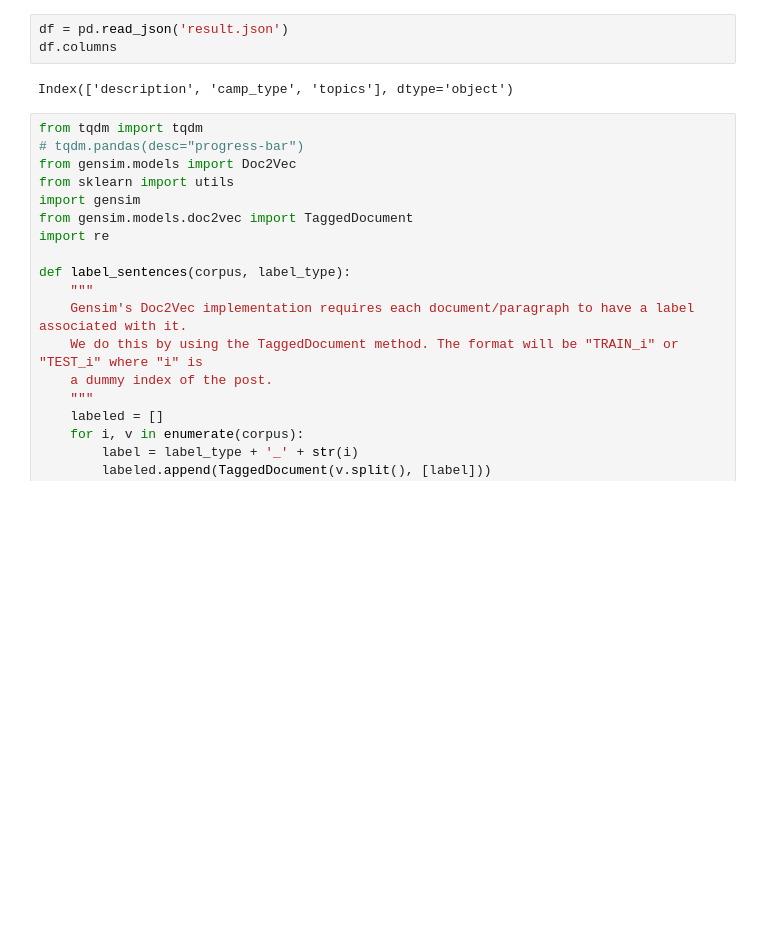
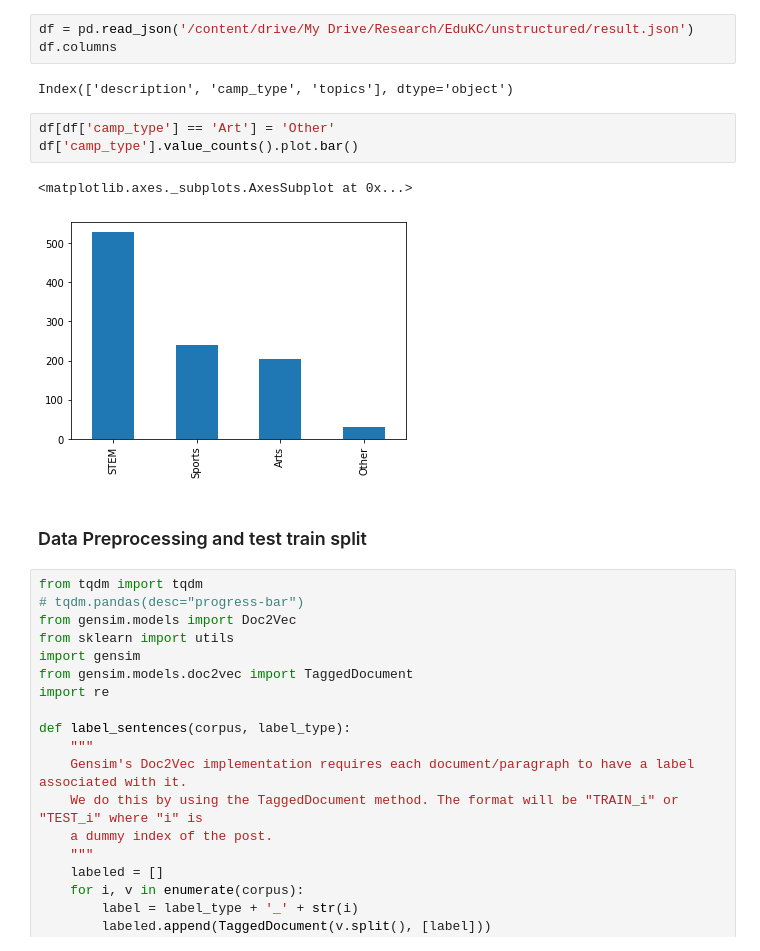
Before and after one commit to srichakradhar/Edu-KC, a Jupyter notebook: notebooks/Categories.ipynb, the cells around one changed output. Saved outputs shown, nothing was run; the diff lists cells and outputs as text; blank space fills up the shorter version.

```diff
--- a/notebooks/Categories.ipynb
+++ b/notebooks/Categories.ipynb
@@ -30,8 +53,16 @@ df
 # %%
-df = pd.read_json('result.json')
+df = pd.read_json('/content/drive/My Drive/Research/EduKC/unstructured/result.json')
 df.columns
 # %% [output]
 Index(['description', 'camp_type', 'topics'], dtype='object')
+# %%
+df[df['camp_type'] == 'Art'] = 'Other'
+df['camp_type'].value_counts().plot.bar()
+# %% [output]
+<matplotlib.axes._subplots.AxesSubplot at 0x...>
+[figure, added]
+# %% [markdown]
+### Data Preprocessing and test train split
 # %%
 from tqdm import tqdm
 # tqdm.pandas(desc="progress-bar")
```
Also changed, not shown: parts of 14 cells of this notebook, 8 other files.
